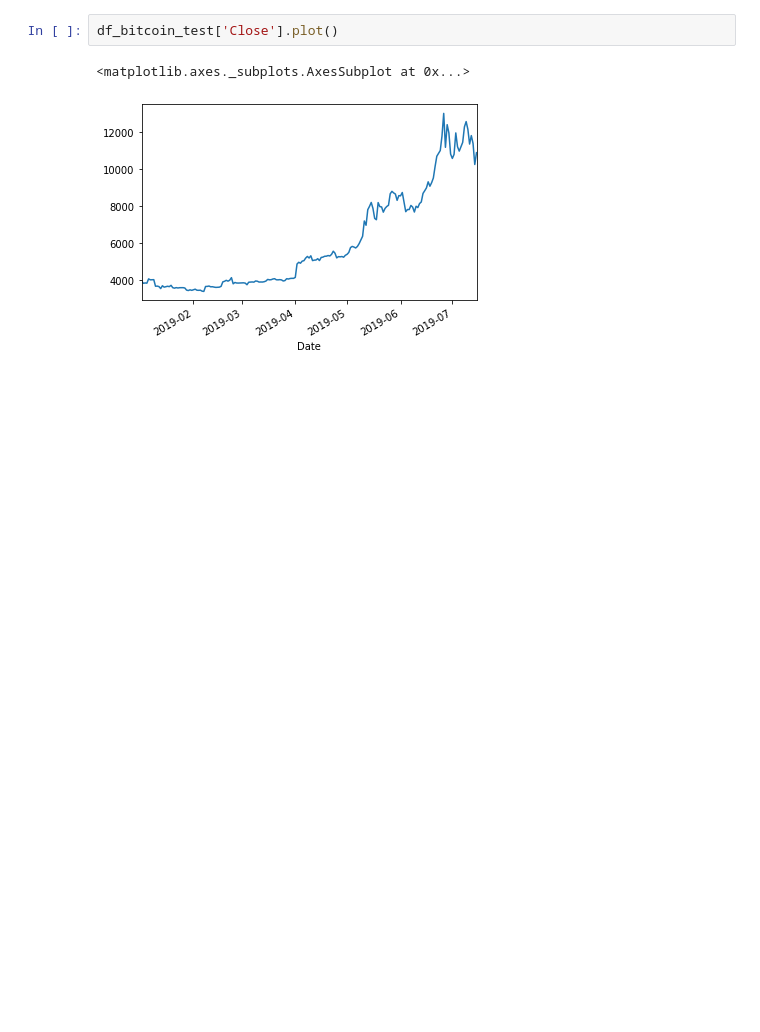
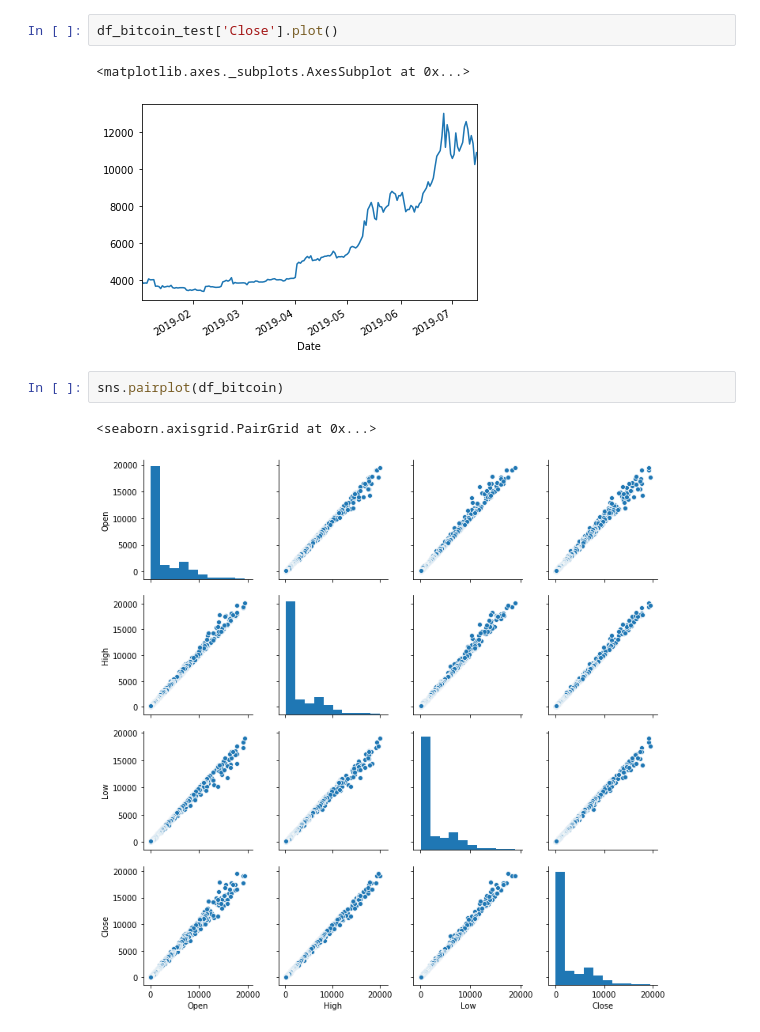
Before and after one commit to DhanushkaAbeyratne/Bitcoin-Price-Prediction---ARIMA, a Jupyter notebook: BTC-ARIMA.ipynb, the cells around one changed output. Cells and saved outputs as stored; diff of their text form; blank space fills up the shorter version.

```diff
--- a/BTC-ARIMA.ipynb
+++ b/BTC-ARIMA.ipynb
@@ -30,3 +30,8 @@ df_bitcoin_test['Close'].plot()
 # %% [output]
 <matplotlib.axes._subplots.AxesSubplot at 0x...>
 [figure]
+# %%
+sns.pairplot(df_bitcoin)
+# %% [output]
+<seaborn.axisgrid.PairGrid at 0x...>
+[figure, added]
```
Also changed, not shown: 1 other file.
